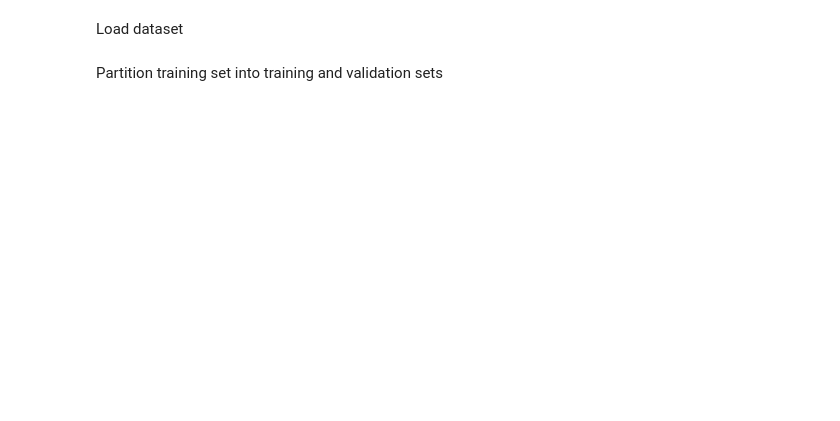
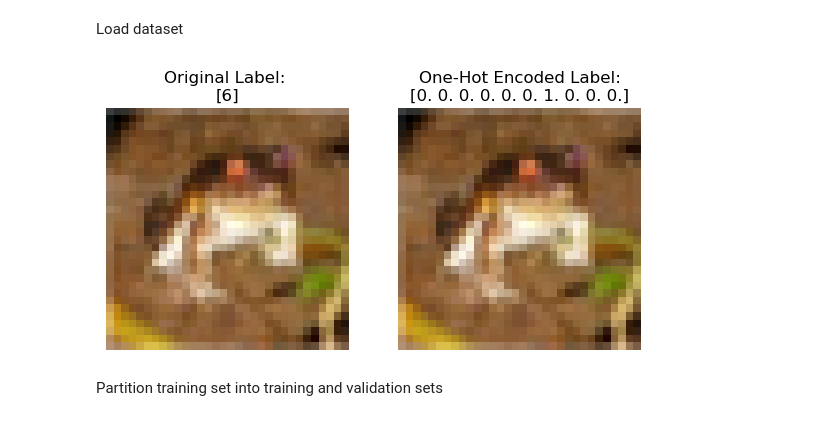
Before and after one commit to yemigabriel/CNN-Assignment-Practice, a Jupyter notebook: CNN Practice.ipynb, the cells around one changed output. Cells and saved outputs as stored; diff of their text form; code cells hidden in the pictures; blank space fills up the shorter version.

```diff
--- a/CNN Practice.ipynb
+++ b/CNN Practice.ipynb
@@ -55,3 +11,34 @@ y_test = to_categorical(y_test, 10)
+# %%
+# Normalize pixel values (0-255 -> 0-1)
+x_train = x_train.astype('float32') / 255.0
+x_test = x_test.astype('float32') / 255.0
+
+# Convert class vectors to binary class matrices (one-hot encoding)
+original_label = y_train
+y_train = to_categorical(y_train, 10)
+y_test = to_categorical(y_test, 10)
+
+# Visualise one-hot encoding
+plt.figure(figsize=(6, 3))
+
+# Show the image
+plt.subplot(1, 2, 1)
+plt.imshow(x_train[0])
+plt.title(f"Original Label: \n{original_label[0]}")
+plt.axis('off')
+
+# Show the one-hot encoded label
+plt.subplot(1, 2, 2)
+plt.imshow(x_train[0])
+# plt.bar(range(10), y_train[0])  # Create a bar chart for the one-hot encoded label
+plt.title(f"One-Hot Encoded Label:\n{y_train[0]}")
+# plt.xticks(np.arange(10), ['0', '1', '2', '3', '4', '5', '6', '7', '8', '9'])  # Label for each class
+plt.axis('off')
+
+plt.tight_layout()
+plt.show()
+# %% [output]
+[figure, added]
 # %% [markdown]
 Partition training set into training and validation sets
 # %%
```
Also changed, not shown: parts of 20 cells of this notebook, 4 other files.
